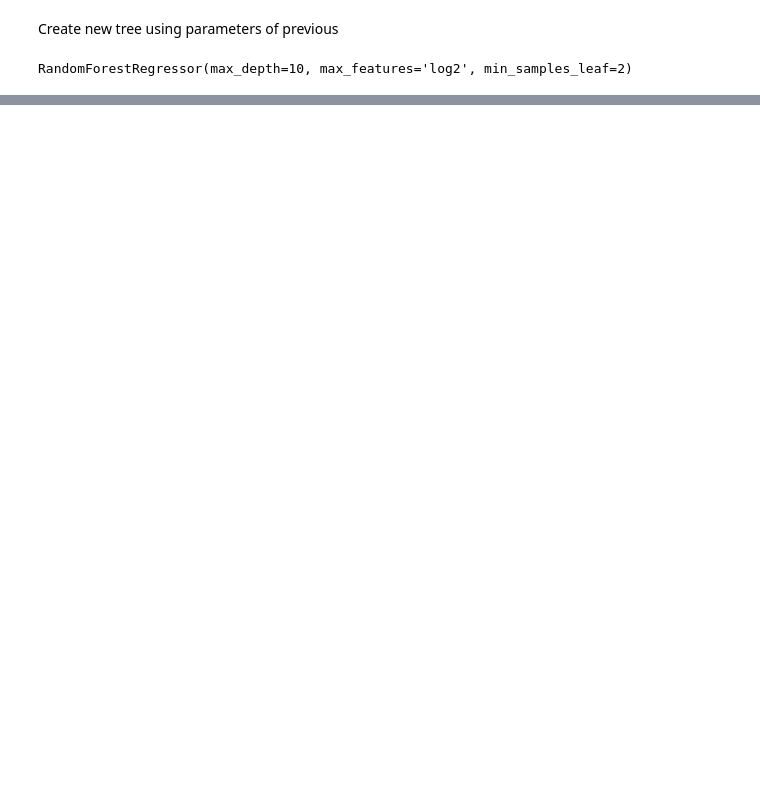
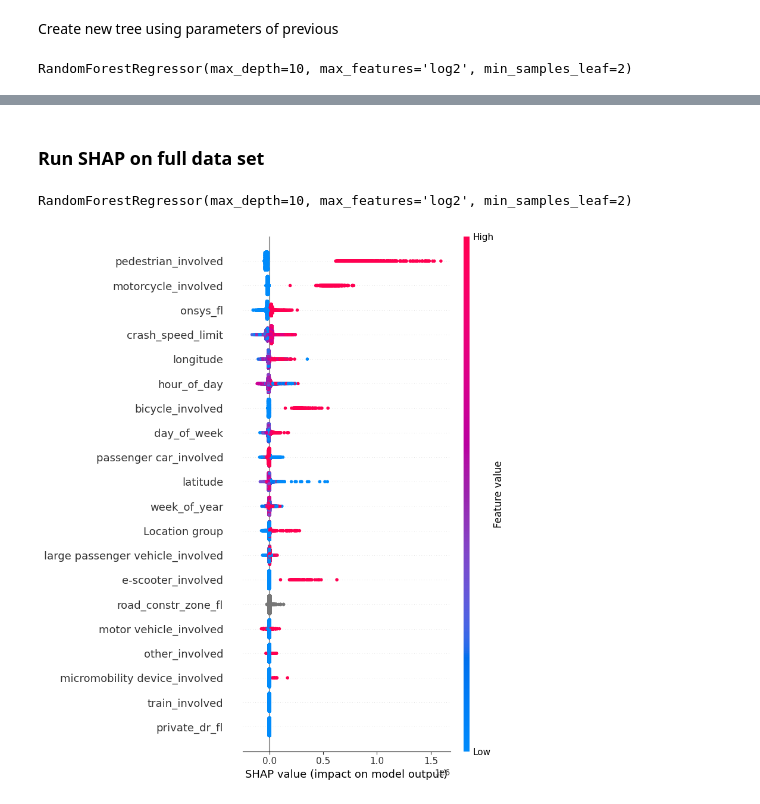
Before and after one commit to jpiellicgi/pn-bi-to-ai, a Jupyter notebook: rf_model.ipynb, the cells around one changed output, grey strips where cells are left out. Saved outputs shown, nothing was run; the diff lists cells and outputs as text; code cells hidden in the pictures; blank space fills up the shorter version.

Commit message:
Saved down tree features to preserve order and added logic for SHAP

```diff
--- a/rf_model.ipynb
+++ b/rf_model.ipynb
@@ -102,3 +102,6 @@ NameError: name 'clf' is not defined
+# %%
+with open('GridSearchTreeFeatures.pkl','wb') as f:
+    pkl.dump(df_x.columns,f)
 # %%
 # run to load clf back into notebook
 with open('GridSearchTreeRegressor.pkl','rb') as f:
@@ -145,0 +205,18 @@ tree.score(x_test,y_test)
+# %% [markdown]
+### Run SHAP on full data set
+# %%
+#Full data set, remove whole numbers for train size and test size. Use fraction as test size
+x_train,x_test,y_train,y_test = train_test_split(df_x,df_y,test_size=.2,random_state=42)
+# %%
+tree = RandomForestRegressor(**clf.best_params_)
+tree.fit(x_train,y_train)
+# %% [output]
+RandomForestRegressor(max_depth=10, max_features='log2', min_samples_leaf=2)
+# %%
+import shap
+explainer = shap.TreeExplainer(tree)
+# %%
+shap_values = explainer.shap_values(x_test)
+shap.summary_plot(shap_values, x_test)
+# %% [output]
+[figure, added]
```
Also changed, not shown: parts of 19 cells of this notebook, 1 other file.
